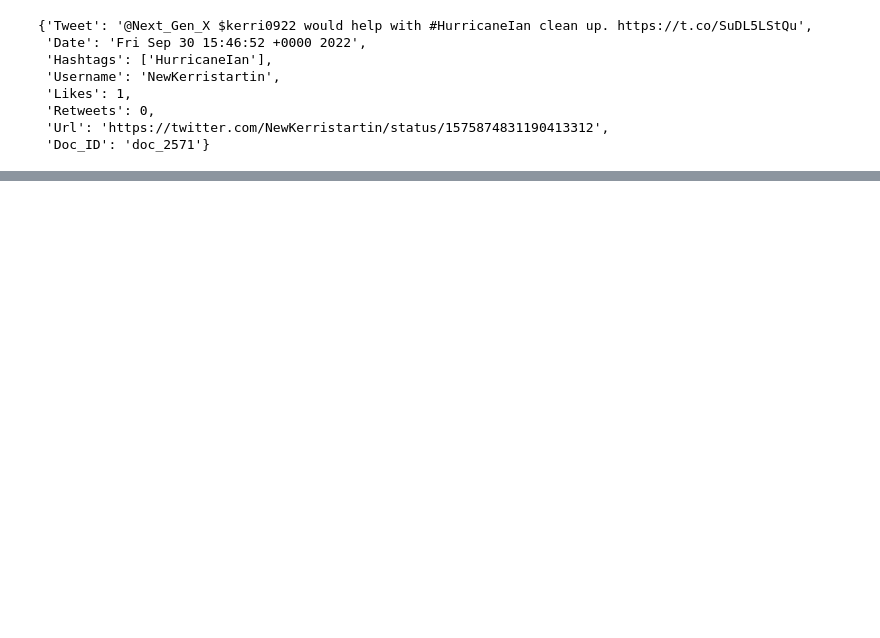
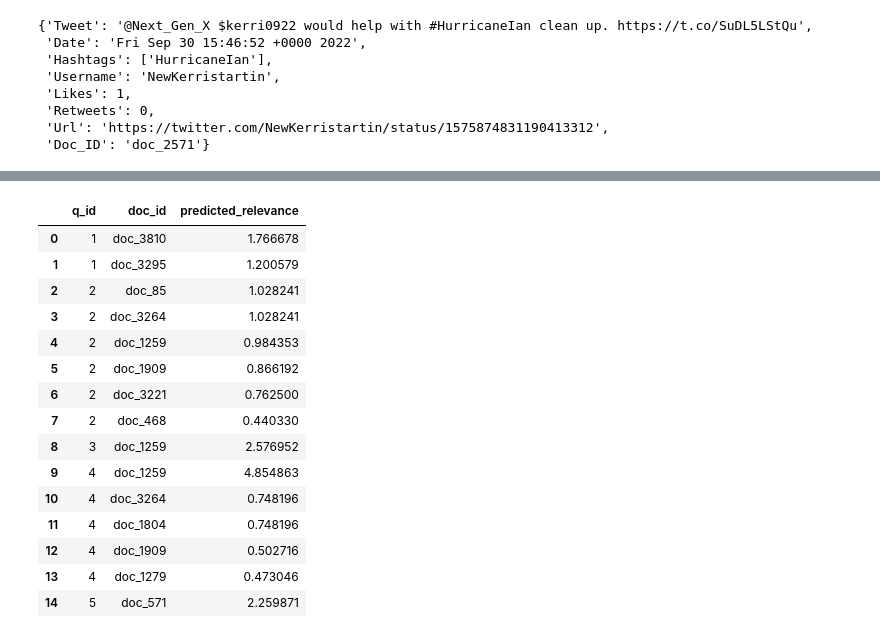
Before and after one commit to carlota10/IRWA_2223, a Jupyter notebook: IRWA project.ipynb, the cells around one changed output, grey strips where cells are left out. Saved outputs shown, nothing was run; the diff lists cells and outputs as text; code cells hidden in the pictures; blank space fills up the shorter version.

```diff
--- a/IRWA project.ipynb
+++ b/IRWA project.ipynb
@@ -139,0 +360,29 @@ tweets[list(tweets.keys())[2570]]
+# %%
+def search_tf_idf(query, index):
+    """
+    output is the list of documents that contain any of the query terms.
+    So, we will get the list of documents for each query term, and take the union of them.
+    """
+    query = build_terms(query)
+    docs = set()
+    for term in query:
+        try:
+            # store in term_docs the ids of the docs that contain "term"
+            term_docs = [posting[0] for posting in index[term]]
+
+            # docs = docs Union term_docs
+            docs |= set(term_docs)
+        except:
+            #term is not in index
+            pass
+    docs = list(docs)
+    ranked_docs, pred_score = rank_documents(query, docs, index, idf, tf)
+    return ranked_docs, pred_score
+# %%
+query = "bad storm"
+ranked_docs, _ = search_tf_idf(query, index)
+top = 10
+
+print("\n======================\nTop {} results out of {} for the searched query:\n".format(top, len(ranked_docs)))
+for d_id in ranked_docs[:top]:
+    print("page_id= {} - page_title: {}".format(d_id, tweets[docs_title_index[d_id]]['Tweet']))
@@ -139,0 +411,10 @@ tweets[list(tweets.keys())[2570]]
+# %%
+def create_df_queries(queries, index):
+    rows = []
+    for num, query in enumerate(queries):
+        doc_ids, scores = search_tf_idf(query, index)
+        for i in range(len(scores)):
+            rows.append([num+1, doc_ids[i], scores[i]])
+        df = pd.DataFrame(rows ,columns=["q_id", "doc_id", "predicted_relevance"])
+
+    return df
@@ -139,0 +424,23 @@ tweets[list(tweets.keys())[2570]]
+# %%
+our_queries = ['Bad storm', 'Hurricane Disaster', 'evacuate house', 'Florida Shelter', 'Rain fall']
+# %%
+our_index, our_tf, our_df, our_idf = create_index_tfidf(tweets_subset, 25)
+df_our = create_df_queries(our_queries, our_index)
+df_our
+# %% [output]
+|  | q_id | doc_id | predicted_relevance |
+| 0 | 1 | doc_3810 | 1.766678 |
+| 1 | 1 | doc_3295 | 1.200579 |
+| 2 | 2 | doc_85 | 1.028241 |
+| 3 | 2 | doc_3264 | 1.028241 |
+| 4 | 2 | doc_1259 | 0.984353 |
+| 5 | 2 | doc_1909 | 0.866192 |
+| 6 | 2 | doc_3221 | 0.762500 |
+| 7 | 2 | doc_468 | 0.440330 |
+| 8 | 3 | doc_1259 | 2.576952 |
+| 9 | 4 | doc_1259 | 4.854863 |
+| 10 | 4 | doc_3264 | 0.748196 |
+| 11 | 4 | doc_1804 | 0.748196 |
+| 12 | 4 | doc_1909 | 0.502716 |
+| 13 | 4 | doc_1279 | 0.473046 |
+| 14 | 5 | doc_571 | 2.259871 |
```
Also changed, not shown: parts of 156 cells of this notebook.
